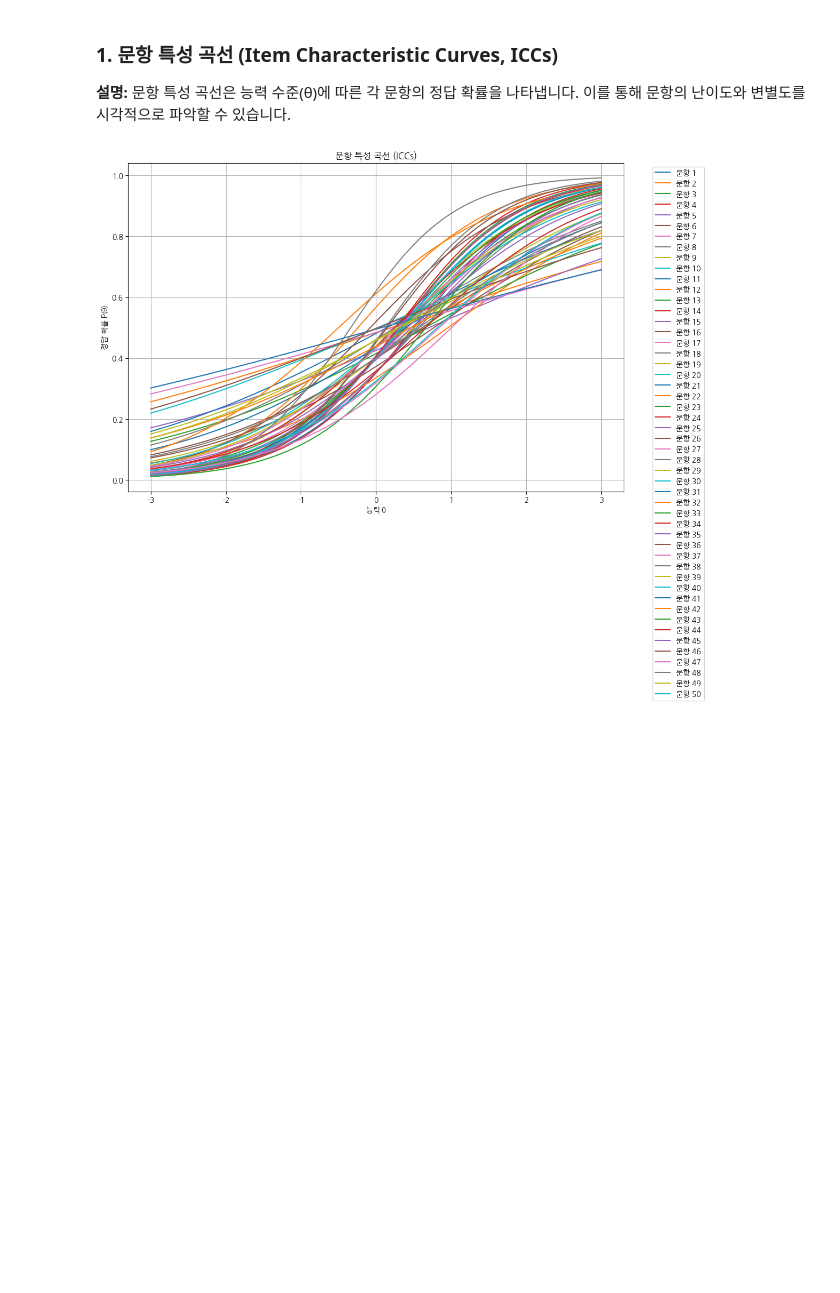
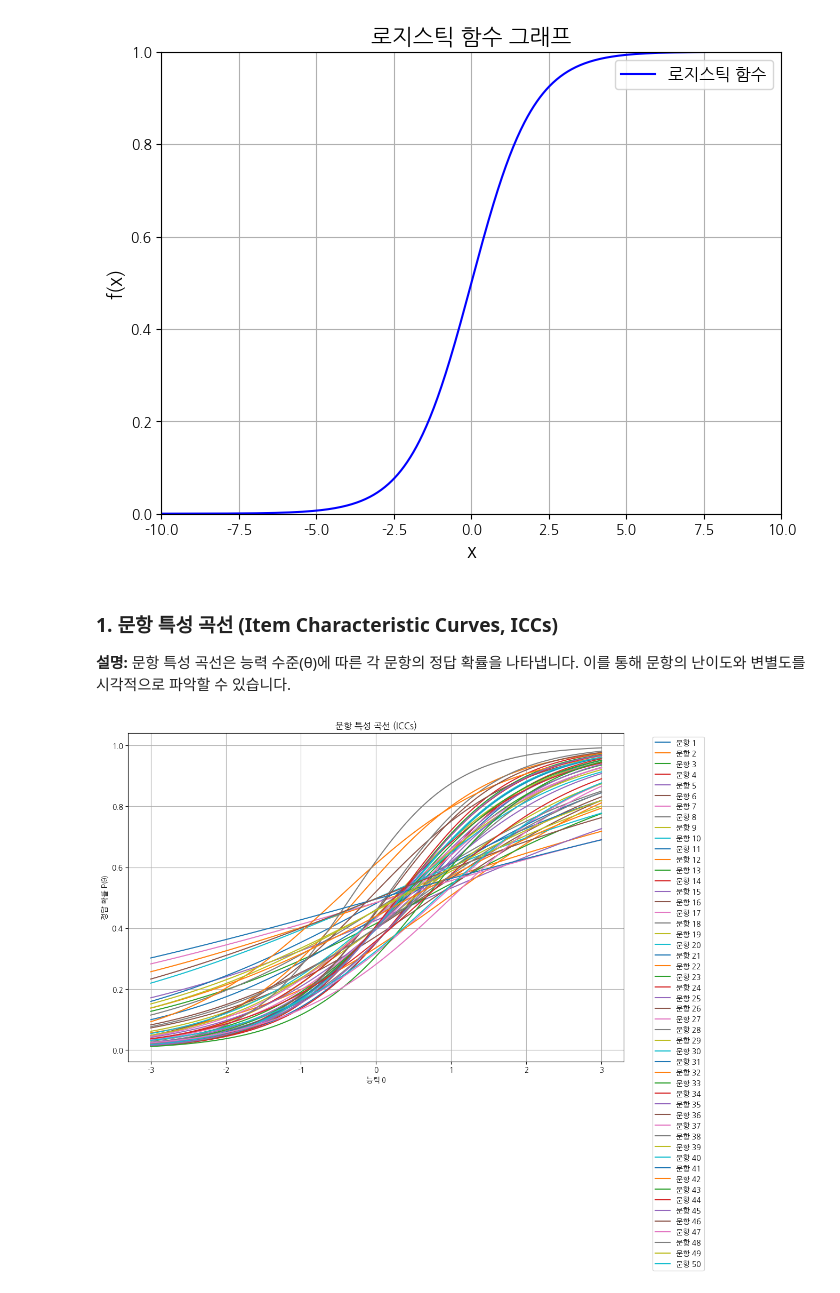
Before and after one commit to dev-dkt/k-leap, a Jupyter notebook: codes/irt_user.ipynb, the cells around one changed output. Saved outputs shown, nothing was run; the diff lists cells and outputs as text; code cells hidden in the pictures; blank space fills up the shorter version.

```diff
--- a/codes/irt_user.ipynb
+++ b/codes/irt_user.ipynb
@@ -21,3 +62,36 @@ plt.rcParams['font.family'] = 'NanumGothic'
+# %%
+import numpy as np
+import matplotlib.pyplot as plt
+
+# x 값의 범위 설정 (-10에서 10까지 1000개의 점)
+x = np.linspace(-10, 10, 1000)
+
+# 로지스틱 함수 계산
+y = 1 / (1 + np.exp(-x))
+
+# 그래프 그리기
+plt.figure(figsize=(8, 6))
+plt.plot(x, y, label='로지스틱 함수', color='blue')
+
+# 그래프 제목과 축 레이블 설정
+plt.title('로지스틱 함수 그래프', fontsize=16)
+plt.xlabel('x', fontsize=14)
+plt.ylabel('f(x)', fontsize=14)
+
+# 축 범위 설정
+plt.xlim(-10, 10)
+plt.ylim(0, 1)
+
+# 격자선 추가
+plt.grid(True)
+
+# 범례 표시
+plt.legend(fontsize=12)
+
+# 그래프 보여주기
+plt.show()
+# %% [output]
+[figure, added]
 # %% [markdown]
 ### **1. 문항 특성 곡선 (Item Characteristic Curves, ICCs)**
 
```
Also changed, not shown: parts of 1 cell of this notebook.
